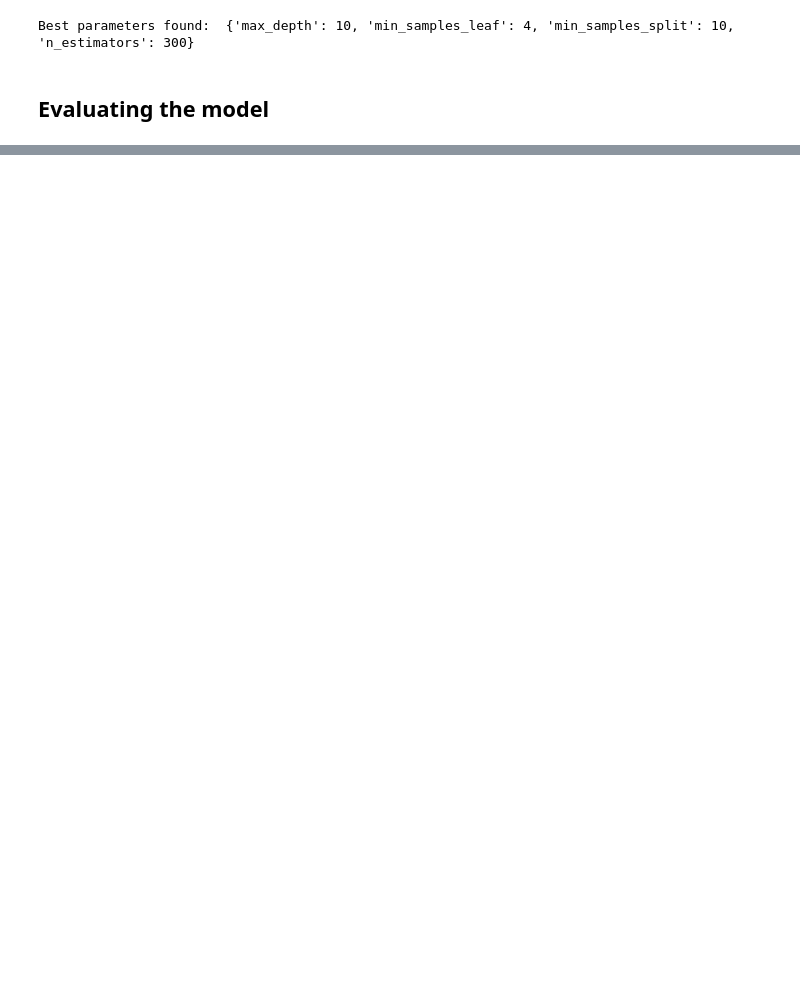
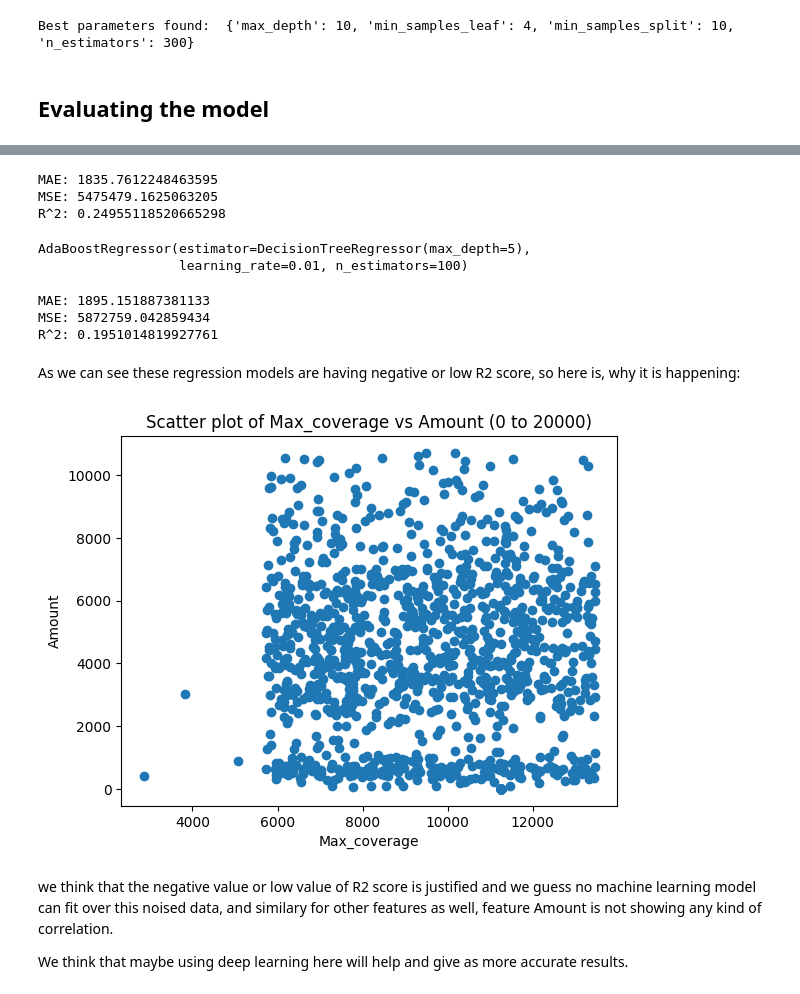
Before and after one commit to moriagr/ML_final_Project, a Jupyter notebook: car_insurance_2.ipynb, the cells around one changed output, grey strips where cells are left out. Cells and saved outputs as stored; diff of their text form; code cells hidden in the pictures; blank space fills up the shorter version.

```diff
--- a/car_insurance_2.ipynb
+++ b/car_insurance_2.ipynb
@@ -969,0 +1013,22 @@ print("R^2:", r2_m)
+# %%
+mae_m = mean_absolute_error(RF_y_test_merge, test_predictions)
+mse_m = mean_squared_error(RF_y_test_merge, test_predictions)
+r2_m = r2_score(RF_y_test_merge, test_predictions)
+
+print("MAE:", mae_m)
+print("MSE:", mse_m)
+print("R^2:", r2_m)
+# %% [output]
+MAE: 1835.7612248463595
+MSE: 5475479.1625063205
+R^2: 0.24955118520665298
+# %%
+# Define the AdaBoost model with a DecisionTreeClassifier as the base estimator
+base_estimator_ = DecisionTreeRegressor(max_depth=5)
+# ada_regressor = AdaBoostRegressor(estimator=base_estimator, n_estimators=500, learning_rate=0.01, loss= 'linear')
+ada_regressor_ = AdaBoostRegressor(estimator=base_estimator_, n_estimators=100, learning_rate=0.01, loss= 'linear')
+# Fit the GridSearchCV object to the training data
+ada_regressor_.fit(RF_train_scaled, RF_y_train)
+# %% [output]
+AdaBoostRegressor(estimator=DecisionTreeRegressor(max_depth=5),
+                  learning_rate=0.01, n_estimators=100)
@@ -969,0 +1037,29 @@ print("R^2:", r2_m)
+# %%
+mae = mean_absolute_error(RF_y_test, test_predictions_)
+mse = mean_squared_error(RF_y_test, test_predictions_)
+r2 = r2_score(RF_y_test, test_predictions_)
+
+print("MAE:", mae)
+print("MSE:", mse)
+print("R^2:", r2)
+# %% [output]
+MAE: 1895.151887381133
+MSE: 5872759.042859434
+R^2: 0.1951014819927761
+# %% [markdown]
+As we can see these regression models are having negative or low R2 score, so here is, why it is happening:
+# %%
+filtered_df = LR_data[LR_y <= 14000]
+LR_data_filter = LR_y[LR_y <= 14000]
+# Plot the filtered data
+plt.scatter(filtered_df['Max_coverage'], LR_data_filter)
+plt.xlabel('Max_coverage')
+plt.ylabel('Amount')
+plt.title('Scatter plot of Max_coverage vs Amount (0 to 20000)')
+plt.show()
+# %% [output]
+[figure, added]
+# %% [markdown]
+we think that the negative value or low value of R2 score is justified and we guess no machine learning model can fit over this noised data, and similary for other features as well, feature Amount is not showing any kind of correlation.
+
+We think that maybe using deep learning here will help and give as more accurate results.
```
Also changed, not shown: parts of 41 cells of this notebook.
